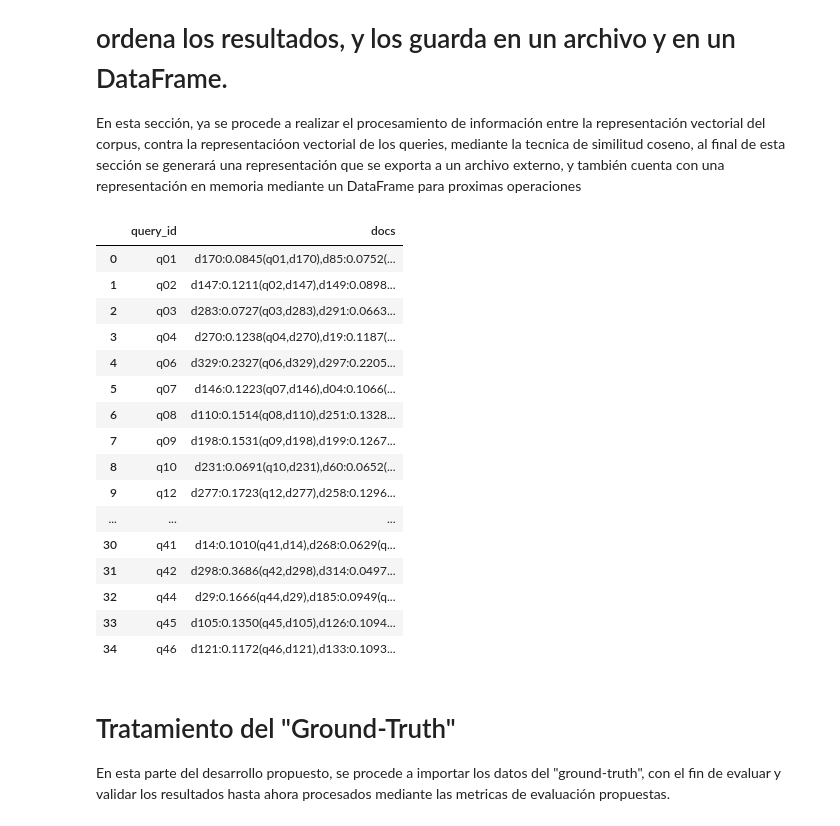
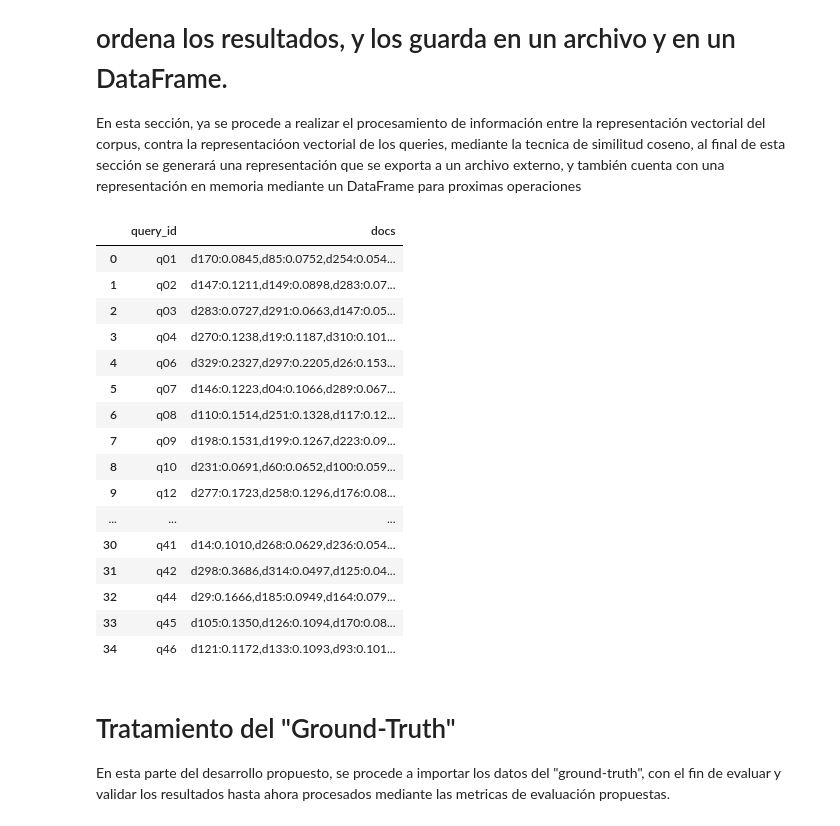
Before and after one commit to Juanes1516/NLP_TaskOne, a Jupyter notebook: task1/punto3.ipynb, the cells around one changed output. Saved outputs shown, nothing was run; the diff lists cells and outputs as text; code cells hidden in the pictures.

```diff
--- a/task1/punto3.ipynb
+++ b/task1/punto3.ipynb
@@ -305,55 +305,61 @@ def simil_Coseno(vector1, vector2):
     else:
         coseno = 0
     return coseno
 
 def generar_similitudes_y_dataframe(tf_idf_representation, tf_idf_rep_queries, dicterminos):
     resultados = []
     data = []
+
     for q_name, q_vector in tf_idf_rep_queries.items():
         q_id = f"q{int(q_name.split('.')[1][1:]):02d}"
         similitudes = []
+
         for doc_name, doc_vector in tf_idf_representation.items():
             doc_id = f"d{int(doc_name.split('.')[1][1:]):02d}"
-            coseno_sim = simil_Coseno(generar_vector_tf_idf(tf_idf_representation, doc_name, dicterminos),
-                                      generar_vector_tf_idf(tf_idf_rep_queries, q_name, dicterminos))
+            coseno_sim = simil_Coseno(
+                generar_vector_tf_idf(tf_idf_representation, doc_name, dicterminos),
+                generar_vector_tf_idf(tf_idf_rep_queries, q_name, dicterminos)
+            )
             if coseno_sim > 0:
-                similitudes.append((doc_id, coseno_sim, q_id))
+                similitudes.append((doc_id, coseno_sim))
+
         similitudes.sort(key=lambda x: x[1], reverse=True)
-        similitudes_str = ",".join([f"{doc_id}:{similitudes:.4f}({q_id},{doc_id})"
-                                     for doc_id, similitudes, q_id in similitudes])
+        similitudes_str = ",".join([f"{doc_id}:{similitud:.4f}" for doc_id, similitud in similitudes])
+
         if similitudes_str:
             resultados.append(f"{q_id}\t{similitudes_str}")
             data.append({'query_id': q_id, 'docs': similitudes_str})
+
     resultados_df = pd.DataFrame(data)
 
     return resultados, resultados_df
 
 def escribir_resultados(resultados, salida):
     with open(salida, 'w', encoding='utf-8') as file:
         for resultado in resultados:
-            file.write(resultado + "\n\n")
+            file.write(resultado + "\n")
 
 resultados, resultados_df = generar_similitudes_y_dataframe(tf_idf_representation, tf_idf_rep_queries, dicterminos)
 escribir_resultados(resultados, salidaFile)
 resultados_df
 # %% [output]
 |  | query_id | docs |
-| 0 | q01 | d170:0.0845(q01,d170),d85:0.0752(... |
-| 1 | q02 | d147:0.1211(q02,d147),d149:0.0898... |
-| 2 | q03 | d283:0.0727(q03,d283),d291:0.0663... |
-| 3 | q04 | d270:0.1238(q04,d270),d19:0.1187(... |
-| 4 | q06 | d329:0.2327(q06,d329),d297:0.2205... |
-| 5 | q07 | d146:0.1223(q07,d146),d04:0.1066(... |
-| 6 | q08 | d110:0.1514(q08,d110),d251:0.1328... |
-| 7 | q09 | d198:0.1531(q09,d198),d199:0.1267... |
-| 8 | q10 | d231:0.0691(q10,d231),d60:0.0652(... |
-| 9 | q12 | d277:0.1723(q12,d277),d258:0.1296... |
+| 0 | q01 | d170:0.0845,d85:0.0752,d254:0.054... |
+| 1 | q02 | d147:0.1211,d149:0.0898,d283:0.07... |
+| 2 | q03 | d283:0.0727,d291:0.0663,d147:0.05... |
+| 3 | q04 | d270:0.1238,d19:0.1187,d310:0.101... |
+| 4 | q06 | d329:0.2327,d297:0.2205,d26:0.153... |
+| 5 | q07 | d146:0.1223,d04:0.1066,d289:0.067... |
+| 6 | q08 | d110:0.1514,d251:0.1328,d117:0.12... |
+| 7 | q09 | d198:0.1531,d199:0.1267,d223:0.09... |
+| 8 | q10 | d231:0.0691,d60:0.0652,d100:0.059... |
+| 9 | q12 | d277:0.1723,d258:0.1296,d176:0.08... |
 | ... | ... | ... |
-| 30 | q41 | d14:0.1010(q41,d14),d268:0.0629(q... |
-| 31 | q42 | d298:0.3686(q42,d298),d314:0.0497... |
-| 32 | q44 | d29:0.1666(q44,d29),d185:0.0949(q... |
-| 33 | q45 | d105:0.1350(q45,d105),d126:0.1094... |
-| 34 | q46 | d121:0.1172(q46,d121),d133:0.1093... |
+| 30 | q41 | d14:0.1010,d268:0.0629,d236:0.054... |
+| 31 | q42 | d298:0.3686,d314:0.0497,d125:0.04... |
+| 32 | q44 | d29:0.1666,d185:0.0949,d164:0.079... |
+| 33 | q45 | d105:0.1350,d126:0.1094,d170:0.08... |
+| 34 | q46 | d121:0.1172,d133:0.1093,d93:0.101... |
 # %% [markdown]
 # Tratamiento del "Ground-Truth"
 En esta parte del desarrollo propuesto, se procede a importar los datos del "ground-truth", con el fin de evaluar y validar los resultados hasta ahora procesados mediante las metricas de evaluación propuestas.
```
Also changed, not shown: parts of 8 cells of this notebook.
